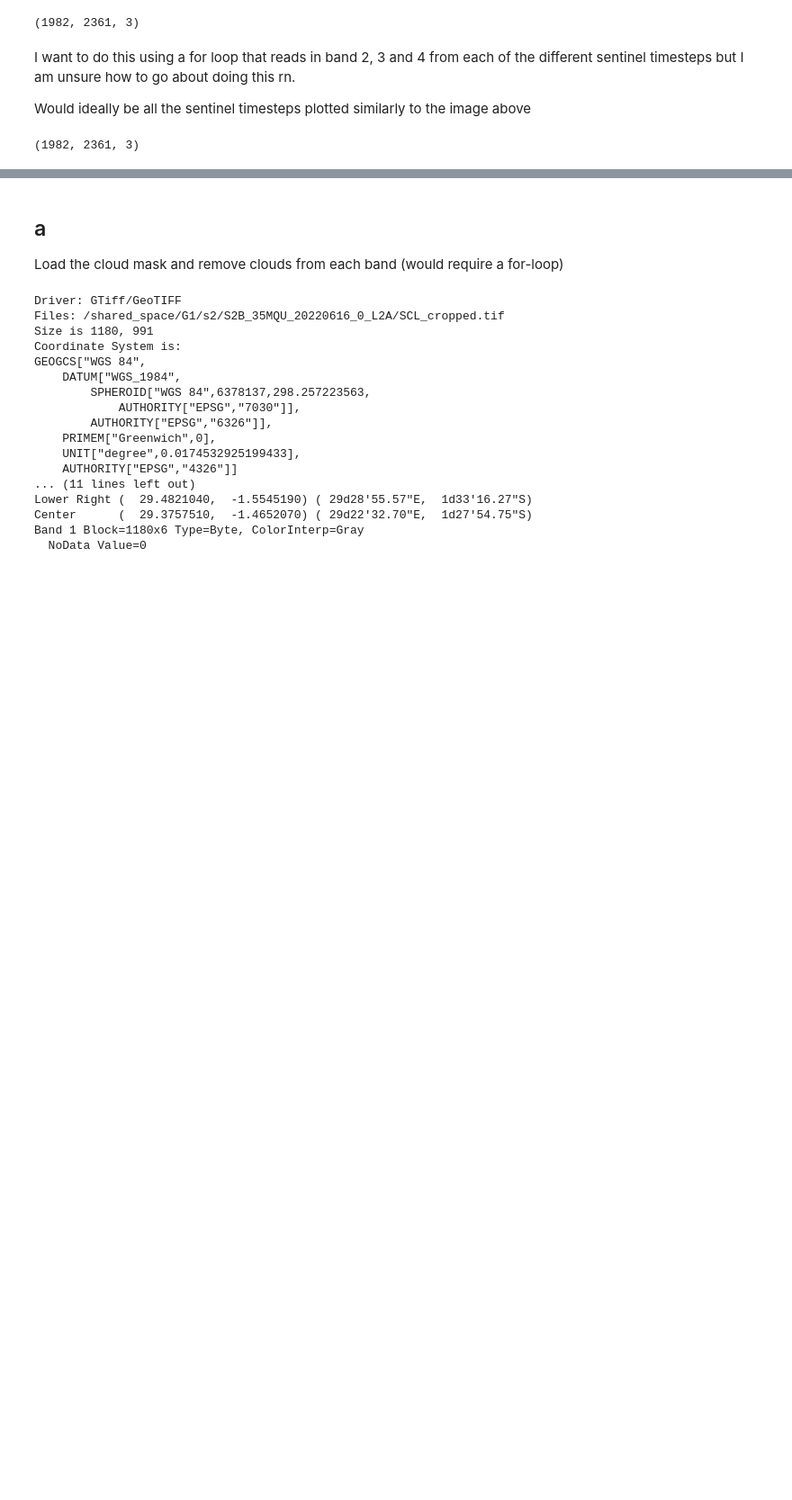
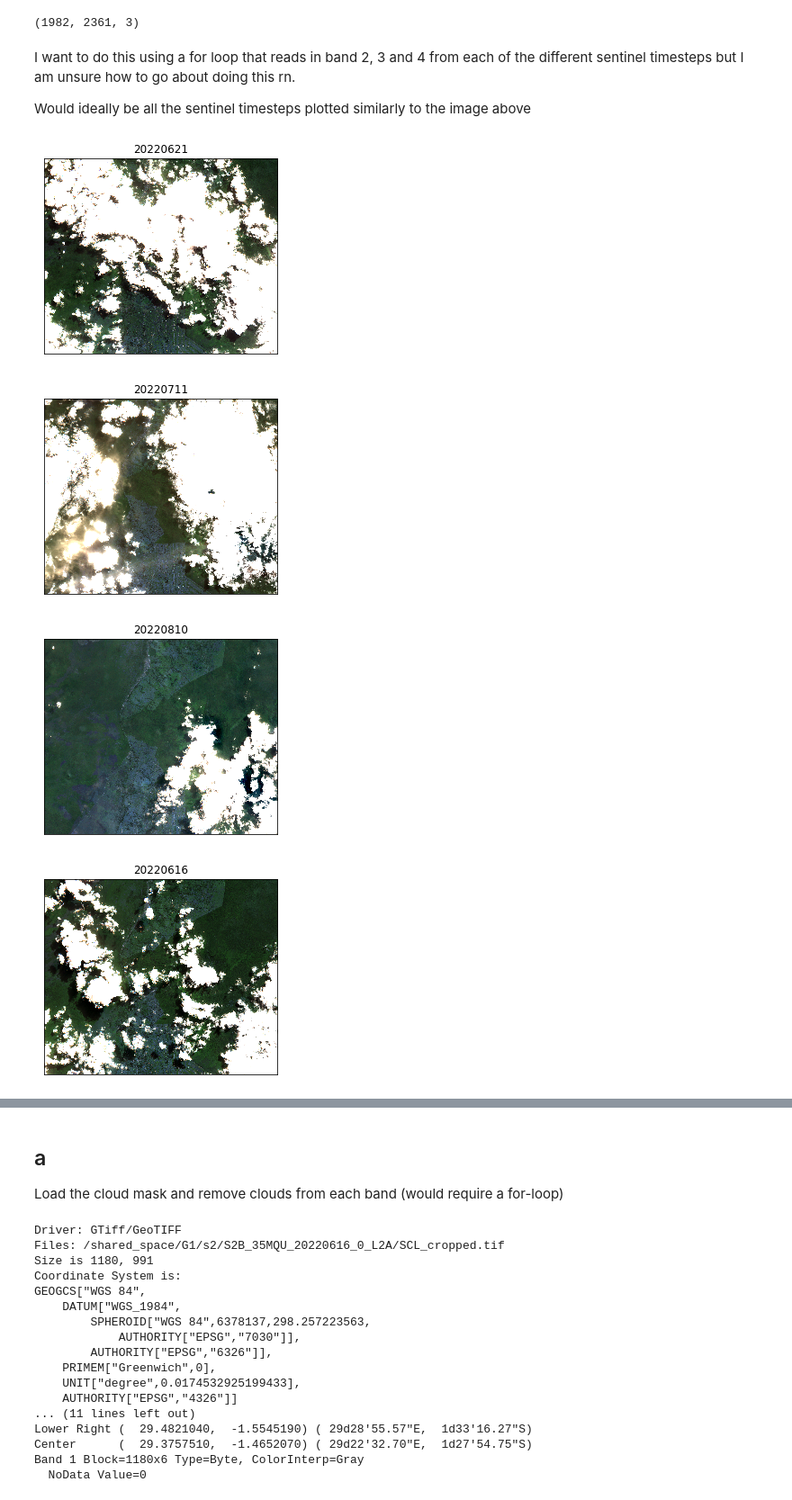
Before and after one commit to caseyslaught/duke-esda-forest-project, a Jupyter notebook: EK_proj.ipynb, the cells around one changed output, grey strips where cells are left out. Shown at 90% size. Cells and saved outputs as stored; diff of their text form; code cells hidden in the pictures; blank space fills up the shorter version.

Commit message:
updated EK with plots

```diff
--- a/EK_proj.ipynb
+++ b/EK_proj.ipynb
@@ -190,13 +190,36 @@ for date in dates:
         else:
             blue = fp.read(1)
             dates[date]['b']=blue
-# %%
-b33 = norm(bright(dates['20220805']['r']))
-b22 = norm(bright(dates['20220805']['g']))
-b11 = norm(bright(dates['20220805']['b']))
-
-# Create RGB
-rgb = np.dstack((b33,b22,b11))
-rgb.shape
-# %% [output]
-(1982, 2361, 3)
+# %%
+for date in dates:
+    for beam in beams:
+            file = '/shared_space/G1/s2/S2%s_35MQU_%s_0_L2A/B0%s_cropped.tif' % (dates[date]['side'],date,beam)
+            fp = rasterio.open(file, 'r')
+            if beam == 2:
+                red = fp.read(1)
+                dates[date]['r']=red
+            if beam == 3:
+                green = fp.read(1)
+                dates[date]['g']=green
+            else:
+                blue = fp.read(1)
+                dates[date]['b']=blue
+
+    b33 = norm(bright(red))
+    b22 = norm(bright(green))
+    b11 = norm(bright(blue))
+
+    # Create RGB
+    rgb = np.dstack((b33,b22,b11))
+    rgb.shape
+    # Visualize RGB
+    plt.imshow(rgb)
+    plt.xticks([])
+    plt.yticks([])
+    plt.title(date)
+    plt.show()
+# %% [output]
+[figure, added]
+[figure, added]
+[figure, added]
+[figure, added]
```
Also changed, not shown: parts of 3 cells of this notebook.
